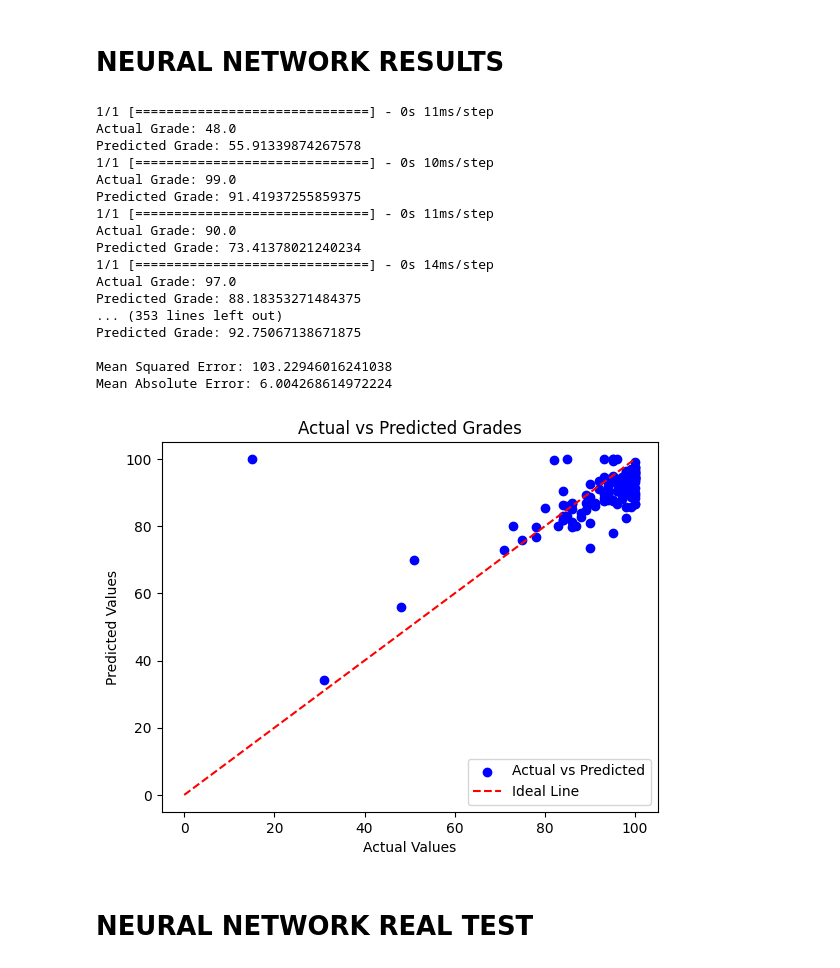
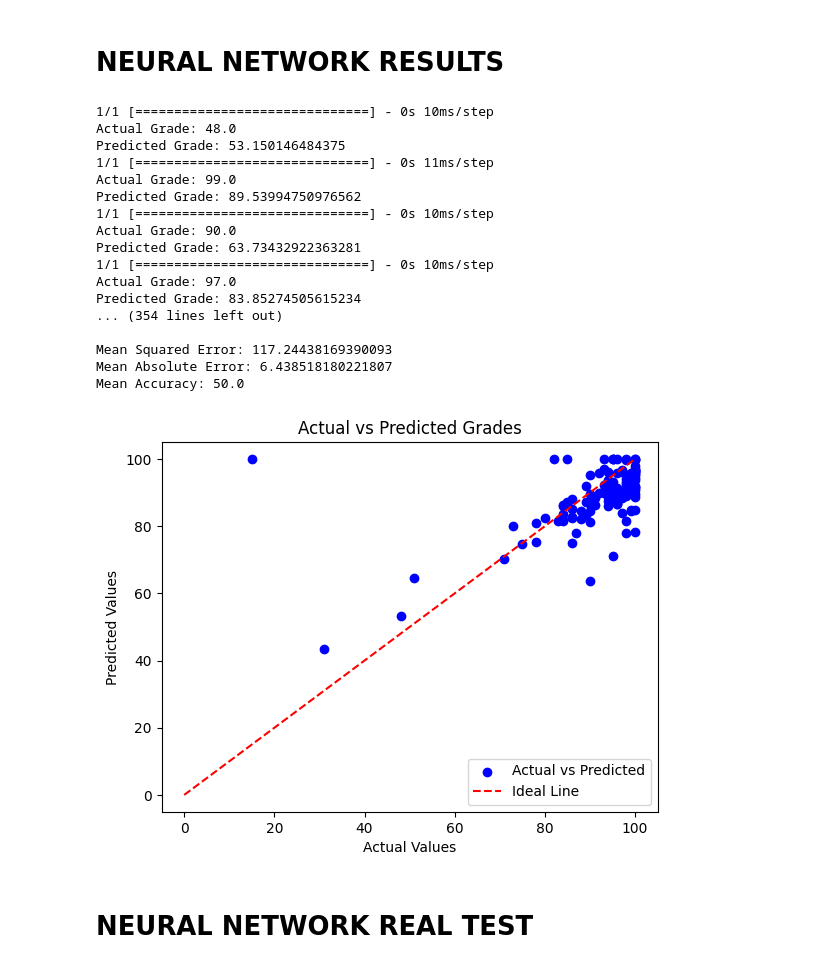
Before and after one commit to nusret35/cs412-project, a Jupyter notebook: cs412_code_base.ipynb, the cells around one changed output. Cells and saved outputs as stored; diff of their text form; code cells hidden in the pictures.

Commit message:
last adjustments

```diff
--- a/cs412_code_base.ipynb
+++ b/cs412_code_base.ipynb
@@ -879,15 +879,16 @@ X_scaled = scaler.fit_transform(X)
 # Build the neural network
 model = Sequential([
     Dense(128, activation='relu', input_shape=(X.shape[1],)),
-    Dropout(0.5),
+    Dropout(0.3),
     Dense(64, activation='relu'),
-    Dropout(0.5),
+    Dropout(0.3),
     Dense(32, activation='relu'),
+    Dropout(0.3),
     Dense(1)  # Output layer for regression
 ])
 
 # Compile the model with a lower learning rate
-model.compile(optimizer= Adam(learning_rate=0.001), loss='mean_squared_error')
+model.compile(optimizer= Adam(learning_rate=0.0005), loss='mean_squared_error')
 
 # Number of splits for cross-validation
 n_splits = 5
@@ -902,6 +903,7 @@ accuracy_values = []
 
 # Perform cross-validation
 for train_index, test_index in kf.split(X_scaled):
+
     X_train, X_test = X_scaled[train_index], X_scaled[test_index]
     y_train, y_test = y[train_index], y[test_index]
 
@@ -919,7 +921,7 @@ for train_index, test_index in kf.split(X_scaled):
     mape = np.mean(np.abs((y_test - predictions.flatten()) / y_test)) * 100
 
     # Calculate accuracy (adjust threshold as needed)
-    threshold = 5  # Adjust as needed for your specific problem
+    threshold = 6  # Adjust as needed for your specific problem
     correct_predictions = np.sum(np.abs(predictions.flatten() - y_test) < threshold)
     total_predictions = len(y_test)
     accuracy = correct_predictions / total_predictions * 100
@@ -967,6 +969,7 @@ import matplotlib.pyplot as plt
 indices_to_predict = range(len(X))
 y_actual = []
 y_predicted = []
+accuracy_values = []
 
 for index_to_predict in indices_to_predict:
     # Access the specific input from the test set
@@ -982,46 +985,57 @@ for index_to_predict in indices_to_predict:
     y_predicted.append(min(prediction[0][0], 100))  # Ensure the prediction is within [0, 100]
 
     print(f"Actual Grade: {y[index_to_predict]}")
     print(f"Predicted Grade: {min(prediction[0][0], 100)}")
 
+    threshold = 6
+
+    correct_predictions = np.sum(np.abs(predictions.flatten() - y_test) < threshold)
+    total_predictions = len(y_test)
+    accuracy = correct_predictions / total_predictions * 100
+    accuracy_values.append(accuracy)
+
 
 print()
 # Calculate and print the mean squared error
 mse = mean_squared_error(y_actual, y_predicted)
 print(f"Mean Squared Error: {mse}")
 
 # Calculate and print the mean absolute error
 mae = mean_absolute_error(y_actual, y_predicted)
 print(f"Mean Absolute Error: {mae}")
 
+# Calculate and print the mean accuracy
+mean_accuracy = np.mean(accuracy_values)
+print(f"Mean Accuracy: {mean_accuracy}")
+
 
 # Scatter plot
 plt.scatter(y_actual, y_predicted, color='blue', label='Actual vs Predicted')
 plt.plot([0, 100], [0, 100], color='red', linestyle='--', label='Ideal Line')  # Ideal line for reference
 plt.xlabel('Actual Values')
 plt.ylabel('Predicted Values')
 plt.title('Actual vs Predicted Grades')
 plt.legend()
 plt.show()
 # %% [output]
+1/1 [==============================] - 0s 10ms/step
+Actual Grade: 48.0
+Predicted Grade: 53.150146484375
 1/1 [==============================] - 0s 11ms/step
-Actual Grade: 48.0
-Predicted Grade: 55.91339874267578
+Actual Grade: 99.0
+Predicted Grade: 89.53994750976562
 1/1 [==============================] - 0s 10ms/step
-Actual Grade: 99.0
-Predicted Grade: 91.41937255859375
-1/1 [==============================] - 0s 11ms/step
 Actual Grade: 90.0
-Predicted Grade: 73.41378021240234
-1/1 [==============================] - 0s 14ms/step
+Predicted Grade: 63.73432922363281
+1/1 [==============================] - 0s 10ms/step
 Actual Grade: 97.0
-Predicted Grade: 88.18353271484375
-... (353 lines left out)
-Predicted Grade: 92.75067138671875
+Predicted Grade: 83.85274505615234
+... (354 lines left out)
 
-Mean Squared Error: 103.22946016241038
-Mean Absolute Error: 6.004268614972224
+Mean Squared Error: 117.24438169390093
+Mean Absolute Error: 6.438518180221807
+Mean Accuracy: 50.0
-[figure, old version]
+[figure, new version]
 # %% [markdown]
 # NEURAL NETWORK REAL TEST
 # %%
```
Also changed, not shown: parts of 2 cells of this notebook.
